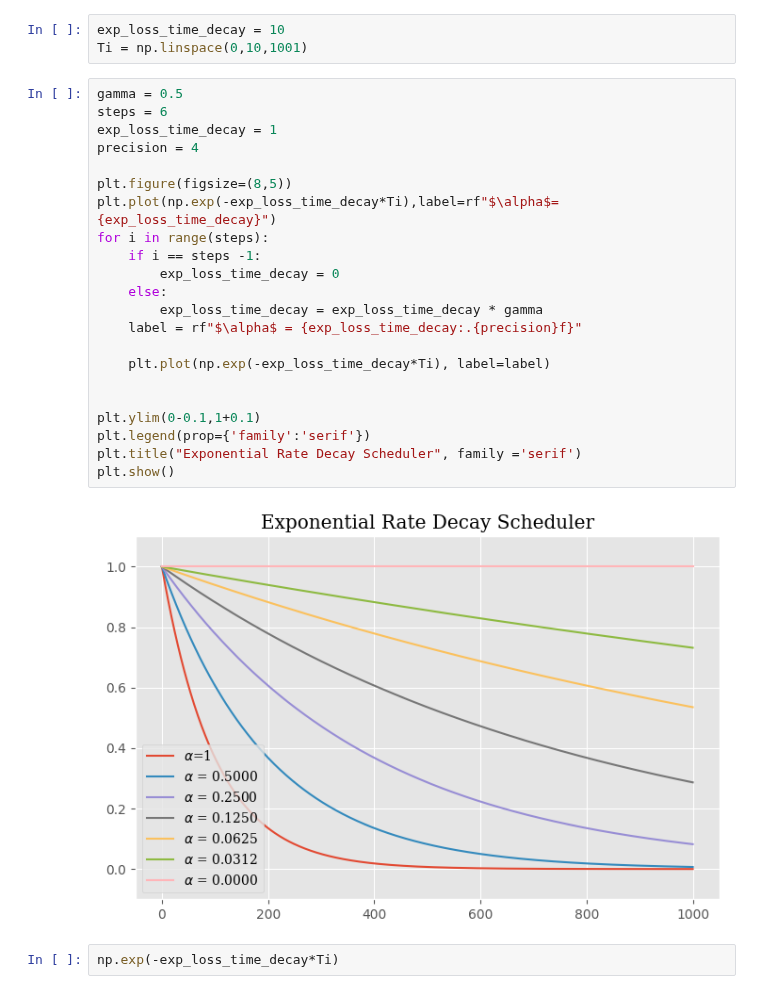
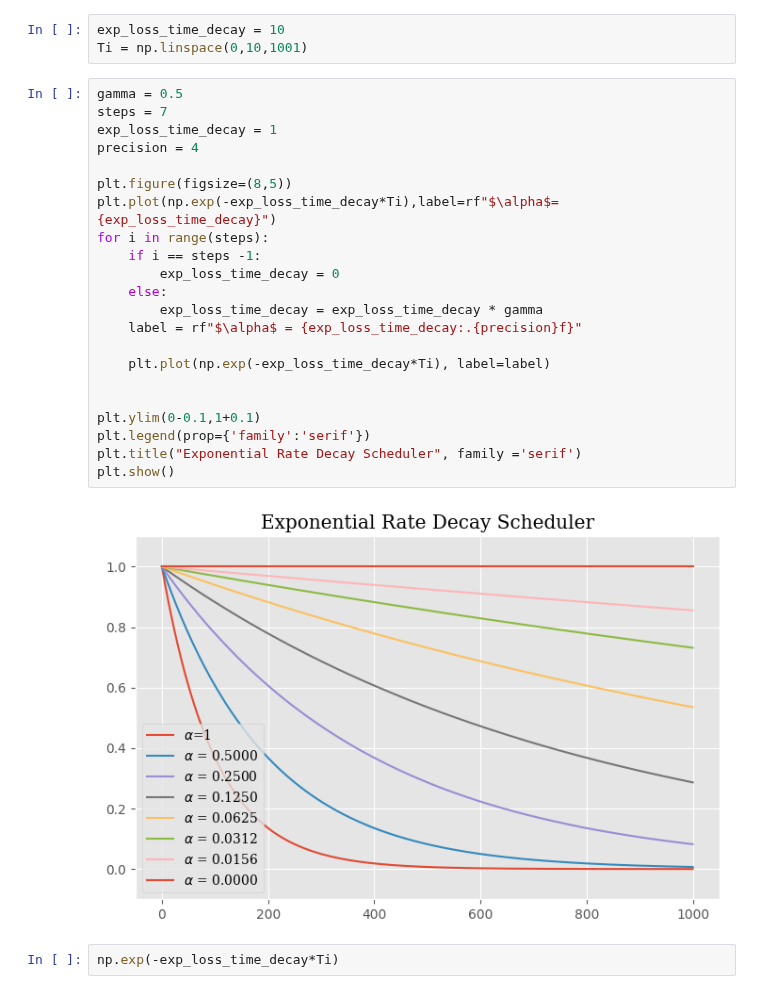
Before and after one commit to MalachiteWind/stable_node_control, a Jupyter notebook: notebooks/decay-scheduler/schedule_exp_decay.ipynb, the cells around one changed output. Drawn from its saved outputs; the diff is of its cells as text.

```diff
--- a/notebooks/decay-scheduler/schedule_exp_decay.ipynb
+++ b/notebooks/decay-scheduler/schedule_exp_decay.ipynb
@@ -7,28 +7,28 @@ exp_loss_time_decay = 10
 Ti = np.linspace(0,10,1001)
 # %%
 gamma = 0.5
-steps = 6
+steps = 7
 exp_loss_time_decay = 1
 precision = 4
 
 plt.figure(figsize=(8,5))
 plt.plot(np.exp(-exp_loss_time_decay*Ti),label=rf"$\alpha$={exp_loss_time_decay}")
 for i in range(steps):
     if i == steps -1:
         exp_loss_time_decay = 0
     else:
         exp_loss_time_decay = exp_loss_time_decay * gamma
     label = rf"$\alpha$ = {exp_loss_time_decay:.{precision}f}"
 
     plt.plot(np.exp(-exp_loss_time_decay*Ti), label=label)
 
 
 plt.ylim(0-0.1,1+0.1)
 plt.legend(prop={'family':'serif'})
 plt.title("Exponential Rate Decay Scheduler", family ='serif')
 plt.show()
 # %% [output]
-[figure, old version]
+[figure, new version]
 # %%
 np.exp(-exp_loss_time_decay*Ti)
 # %% [output]
```
Also changed, not shown: parts of 5 cells of this notebook, 5 other files.
